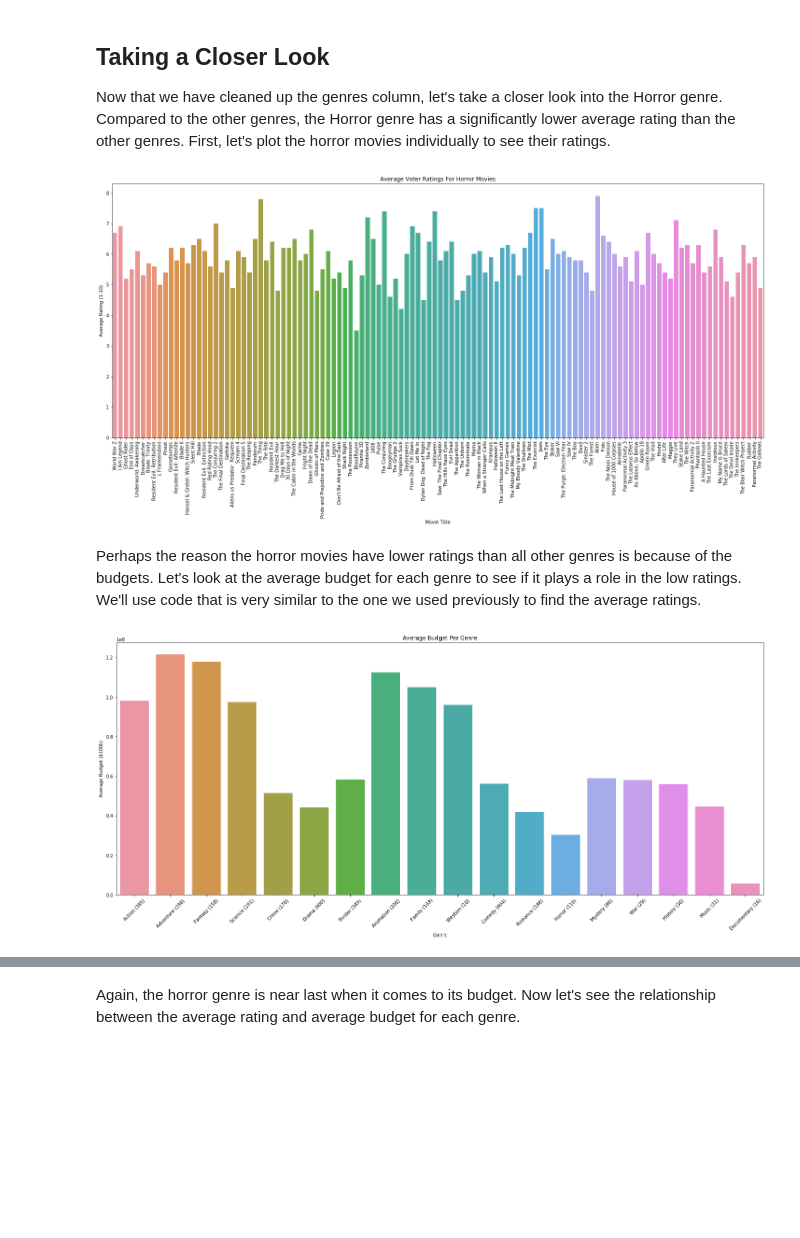
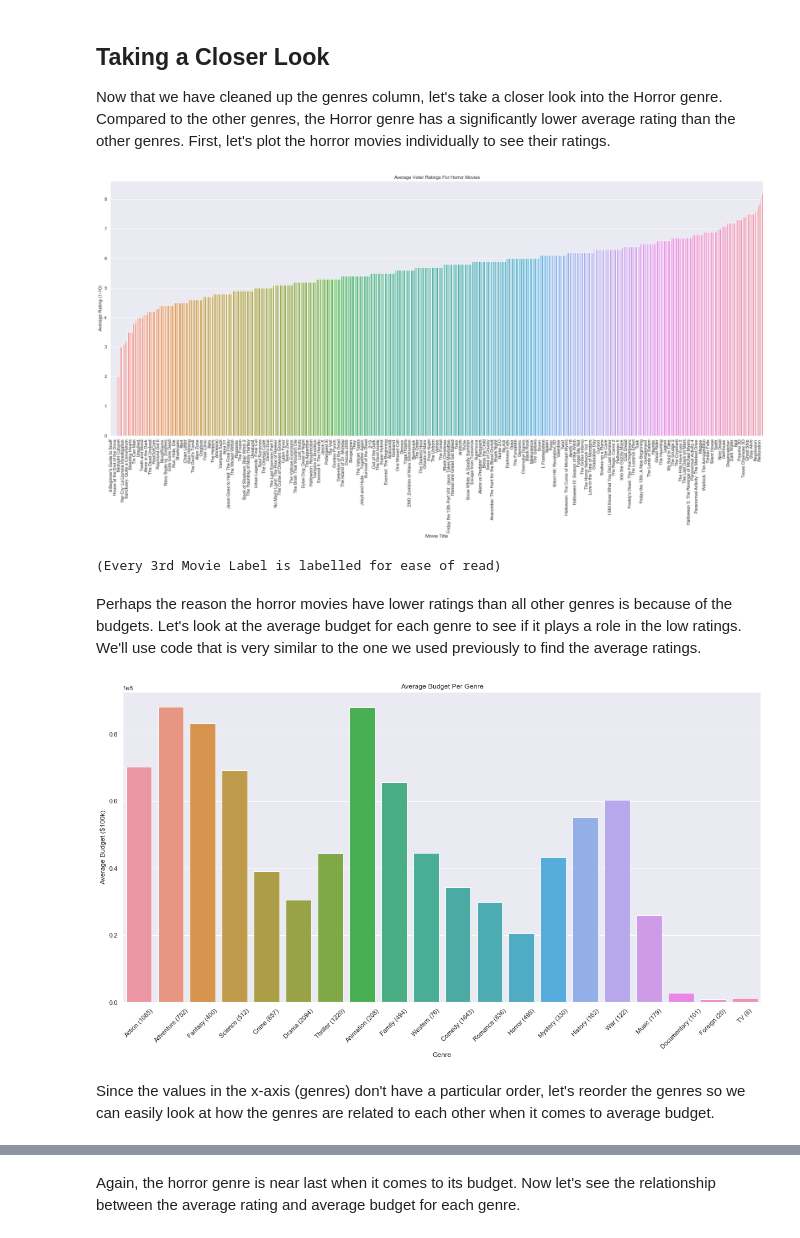
Before and after one commit to atulbharati/kevinh415.github.io, a Jupyter notebook: Movie.ipynb, the cells around one changed output, grey strips where cells are left out. Cells and saved outputs as stored; diff of their text form; code cells hidden in the pictures; blank space fills up the shorter version.

```diff
--- a/Movie.ipynb
+++ b/Movie.ipynb
@@ -79,5 +101,7 @@ movies['release_year'] = movies.apply(get_year, axis=1)
 movies['release_month'] = movies.apply(get_month, axis=1)
 movies['release_day'] = movies.apply(get_day, axis=1)
 
+# Remove the release_date column because we don't need it anymore
+movies.drop(columns=['release_date'], inplace=True)
 movies.head()
 # %% [output]
@@ -206,7 +220,7 @@ for index,row in movies.iterrows():
         remove = re.search("name\": \"", item)
         display_genres += (item[:remove.start()] + item[remove.end():]) + " "
     display_genres = display_genres[:-1]
-
+    display_genres = display_genres.split(' ')
     # Replace the genre value with the new string
     movies.at[index, 'genres'] = display_genres
 movies.head()
@@ -219,0 +236,6 @@ movies.head()
+# %%
+# Break down the list and create a new dataframe with the split genres
+movies = pd.DataFrame([(d, tup.title, tup.budget, tup.revenue, tup.runtime, tup.vote_average, tup.vote_count, tup.release_year, tup.release_month, tup.release_day) for tup in movies.itertuples() for d in tup.genres])
+# Give the columns the names they used to have
+movies.columns=['genre', 'title', 'budget', 'revenue', 'runtime', 'vote_average', 'vote_count', 'release_year', 'release_month', 'release_day']
+movies.head()
@@ -296,60 +358,66 @@ Now that we have cleaned up the genres column, let's take a closer look into the
 horror_title = []
 horror_rating = []
 for index, row in movies.iterrows():
-    if 'Horror' in row['genres']:
+    if row['genre'] == 'Horror':
         horror_title.append(row['title'])
         horror_rating.append(row['vote_average'])
 
-plt.figure(figsize=(25, 10))
-sns.barplot(horror_title, horror_rating)
+titles,ratings = sort_graph(horror_rating,horror_title)
+
+plt.figure(figsize=(30, 12))
+sns.barplot(titles, ratings)
 plt.title('Average Voter Ratings For Horror Movies')
 plt.xlabel('Movie Title')
 plt.ylabel('Average Rating (1-10)')
 plt.xticks(rotation=90)
+plt.xticks(np.arange(0,len(horror_title),3))
 plt.show()
+print("(Every 3rd Movie Label is labelled for ease of read)")
 # %% [output]
-[figure, old version]
+[figure, new version]
+(Every 3rd Movie Label is labelled for ease of read)
 # %% [markdown]
 Perhaps the reason the horror movies have lower ratings than all other genres is because of the budgets. Let's look at the average budget for each genre to see if it plays a role in the low ratings. We'll use code that is very similar to the one we used previously to find the average ratings.
 # %%
+genre_budget = movies.groupby(['genre'])['budget'].mean()
+genre_budget = pd.DataFrame({'genre':genre_budget.index, 'average_budget':genre_budget.values})
 # the keys of the dict will have the genre names and the values will be the sum of the budgets for that particular genre
 genres = {}
 # average_counter is a dict that will have the same keys as genres but its values will be the number of values
 average_counter = {}
 
 for index, row in movies.iterrows():
-    list_of_genres = re.split(" ", row['genres'])
-    for item in list_of_genres:
-        if item not in genres:
-            # Since there is only one foreign movie (with a budget of $225,000), we will not include it in this graph
-            if "Foreign" != item:
-                # Initialize the keys as 0/1 first
-                genres[item] = 0
-                genres[item] += row['budget']
-                average_counter[item] = 1
-        else:
-            genres[item] += row['budget']
-            average_counter[item] += 1
+    item = row['genre']
+    if item not in genres:
+        # Initialize the keys as 0/1 first
+        genres[item] = 0
+        genres[item] += row['budget']
+        average_counter[item] = 1
+    else:
+        genres[item] += row['budget']
+        average_counter[item] += 1
 
 # Include the average budgets
 average_budget = []
 for (sum, denom) in zip(genres.values(), average_counter.values()):
     if denom != 0:
         average_budget.append(sum/denom)
     else:
         average_budget.append(0)
 
 # Include the number of movies
 xvals = []
 for (genre, count) in zip(genres.keys(), average_counter.values()):
     xvals.append(genre + " (" + str(count) + ")")
 
-plt.figure(figsize=(25, 10))
+plt.figure(figsize=(20, 10))
 sns.barplot(xvals, average_budget)
 plt.title('Average Budget Per Genre')
 plt.xlabel('Genre')
 plt.ylabel('Average Budget ($100k)')
 plt.xticks(rotation=45)
 plt.show()
 # %% [output]
-[figure, old version]
+[figure, new version]
+# %% [markdown]
+Since the values in the x-axis (genres) don't have a particular order, let's reorder the genres so we can easily look at how the genres are related to each other when it comes to average budget.
```
Also changed, not shown: parts of 29 cells of this notebook.
